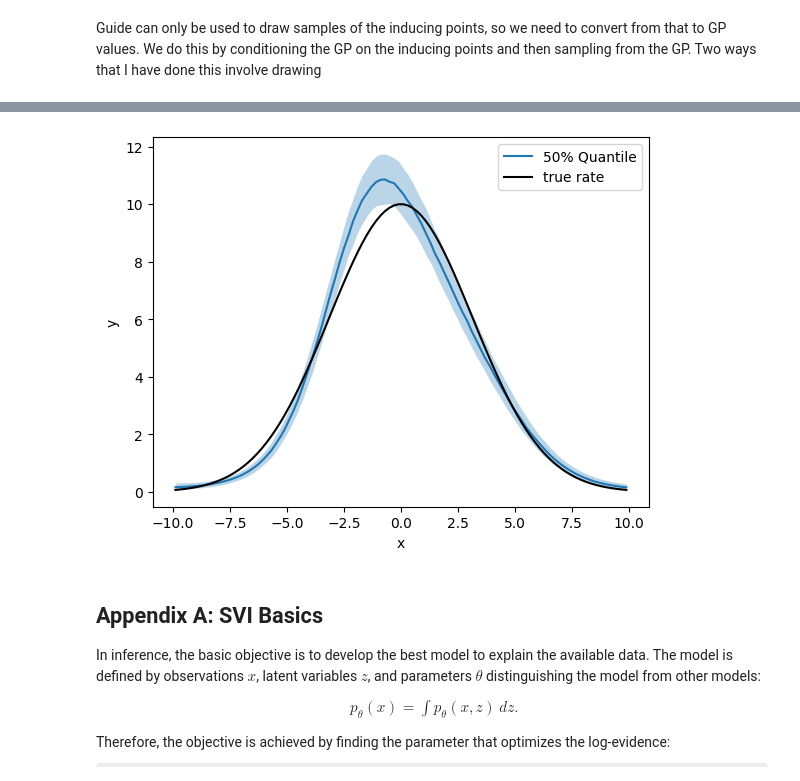
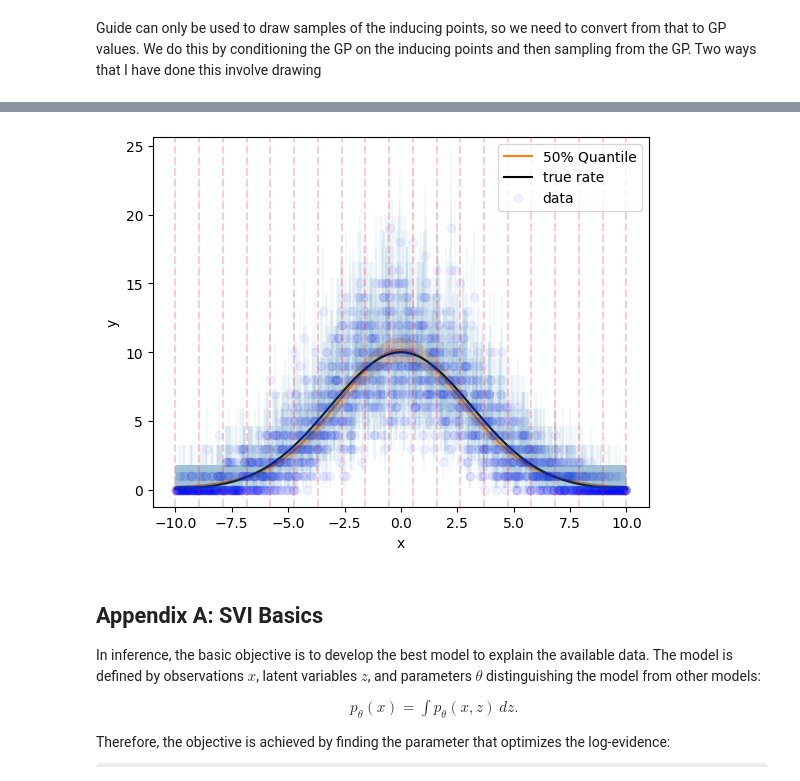
Before and after one commit to edwarddramirez/sparse-tinygp, a Jupyter notebook: 01_inference_sparse_gp.ipynb, the cells around one changed output, grey strips where cells are left out. Cells and saved outputs as stored; diff of their text form; code cells hidden in the pictures; some formulas as TeX source.

```diff
--- a/01_inference_sparse_gp.ipynb
+++ b/01_inference_sparse_gp.ipynb
@@ -252,22 +259,27 @@ gp_samples = custom.get_gp_samples_at_x_from_u(rng_key, 1000, pred, svi_results.
 q = np.quantile(gp_samples, [0.16,0.5,0.84], axis = 0)
 
 # plot guide (posterior approximation)
-# plt.plot(x_sub, np.exp(mu), color="C0", label="VI inferred rate")
-plt.plot(x, np.exp(q[1]), color = 'C0', label = '50% Quantile')
+plt.plot(x, np.exp(q[1]), color = 'C1', label = '50% Quantile')
 plt.fill_between(
     x,
     np.exp(q[0]),
     np.exp(q[2]),
     alpha=0.3,
     lw=0,
-    color="C0",
+    color="C1",
 )
 
-# plot data with crude error bars
+# plot data with error bars
 plt.plot(x, y, "k", label="true rate")
-# plt.plot(x, y_obs, "bo", label="data")
-# plt.errorbar(x, y_obs, yerr = np.sqrt(y), c = 'b', fmt = 'none', label='error bars')
+plt.plot(x, y_obs, "bo", label="data", alpha = 0.05)
+plt.errorbar(x, y_obs, yerr = yerr, c = 'C0', fmt = 'none', alpha = 0.05)
 plt.legend()
 plt.xlabel("x")
 _ = plt.ylabel("y")
+
+for xu_v in xu:
+    if xu_v == xu[0]:
+        plt.axvline(xu_v, color="red", linestyle="--", alpha=0.2, label = 'inducing points')
+    else:
+        plt.axvline(xu_v, color="red", linestyle="--", alpha=0.2)
 # %% [output]
@@ -325,3 +418,11 @@ svi_results = custom.svi_loop(rng_key, 30000, svi, x, xu, y_obs)
+# %%
+# define inducing points
+xu = jnp.linspace(-10,10,20)
+
+# run SVI
+svi, guide = custom.load_svi(model, lr = 0.01, num_particles = 16)
+rng_key = jax.random.PRNGKey(0)
+svi_results = custom.svi_loop(rng_key, 10000, svi, x, xu, y_obs)
 # %%
 # sample the GP at x using custom (vectorized) sampler
 pred = Predictive(guide, num_samples = 1, params = svi_results.params)
@@ -329,27 +430,32 @@ gp_samples = custom.get_gp_samples_at_x_from_u(rng_key, 1000, pred, svi_results.
 # %%
 q = np.quantile(gp_samples, [0.16,0.5,0.84], axis = 0)
 
 # plot guide (posterior approximation)
-# plt.plot(x_sub, np.exp(mu), color="C0", label="VI inferred rate")
-plt.plot(x, np.exp(q[1]), color = 'C0', label = '50% Quantile')
+plt.plot(x, np.exp(q[1]), color = 'C1', label = '50% Quantile')
 plt.fill_between(
     x,
     np.exp(q[0]),
     np.exp(q[2]),
     alpha=0.3,
     lw=0,
-    color="C0",
+    color="C1",
 )
 
-# plot data with crude error bars
+# plot data with error bars
 plt.plot(x, y, "k", label="true rate")
-# plt.plot(x, y_obs, "bo", label="data")
-# plt.errorbar(x, y_obs, yerr = np.sqrt(y), c = 'b', fmt = 'none', label='error bars')
+plt.plot(x, y_obs, "bo", label="data", alpha = 0.05)
+plt.errorbar(x, y_obs, yerr = yerr, c = 'C0', fmt = 'none', alpha = 0.05)
 plt.legend()
 plt.xlabel("x")
 _ = plt.ylabel("y")
+
+for xu_v in xu:
+    if xu_v == xu[0]:
+        plt.axvline(xu_v, color="red", linestyle="--", alpha=0.2, label = 'inducing points')
+    else:
+        plt.axvline(xu_v, color="red", linestyle="--", alpha=0.2)
 # %% [output]
-[figure, old version]
+[figure, new version]
 # %% [markdown]
 ## Appendix A: SVI Basics
 
```
Also changed, not shown: parts of 22 cells of this notebook, 4 other files.
